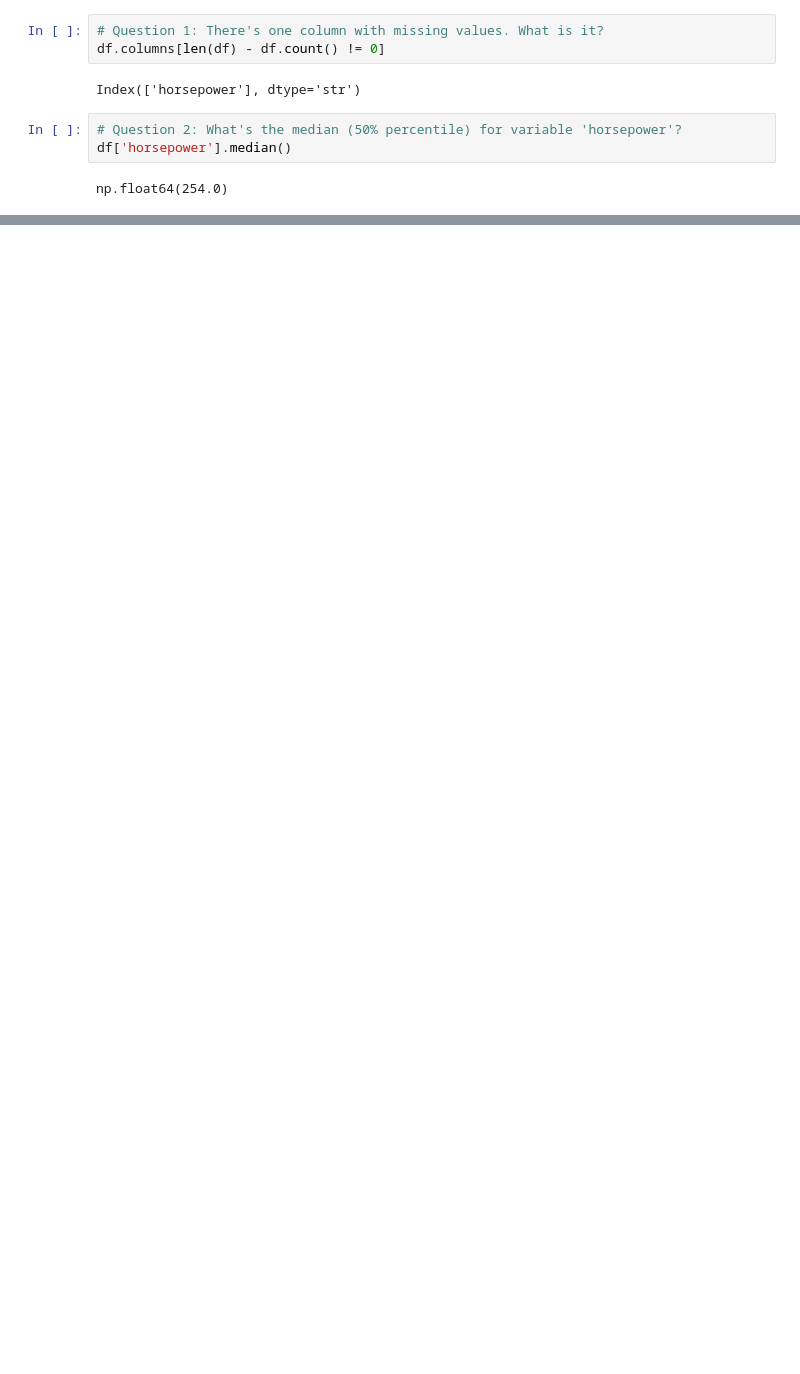
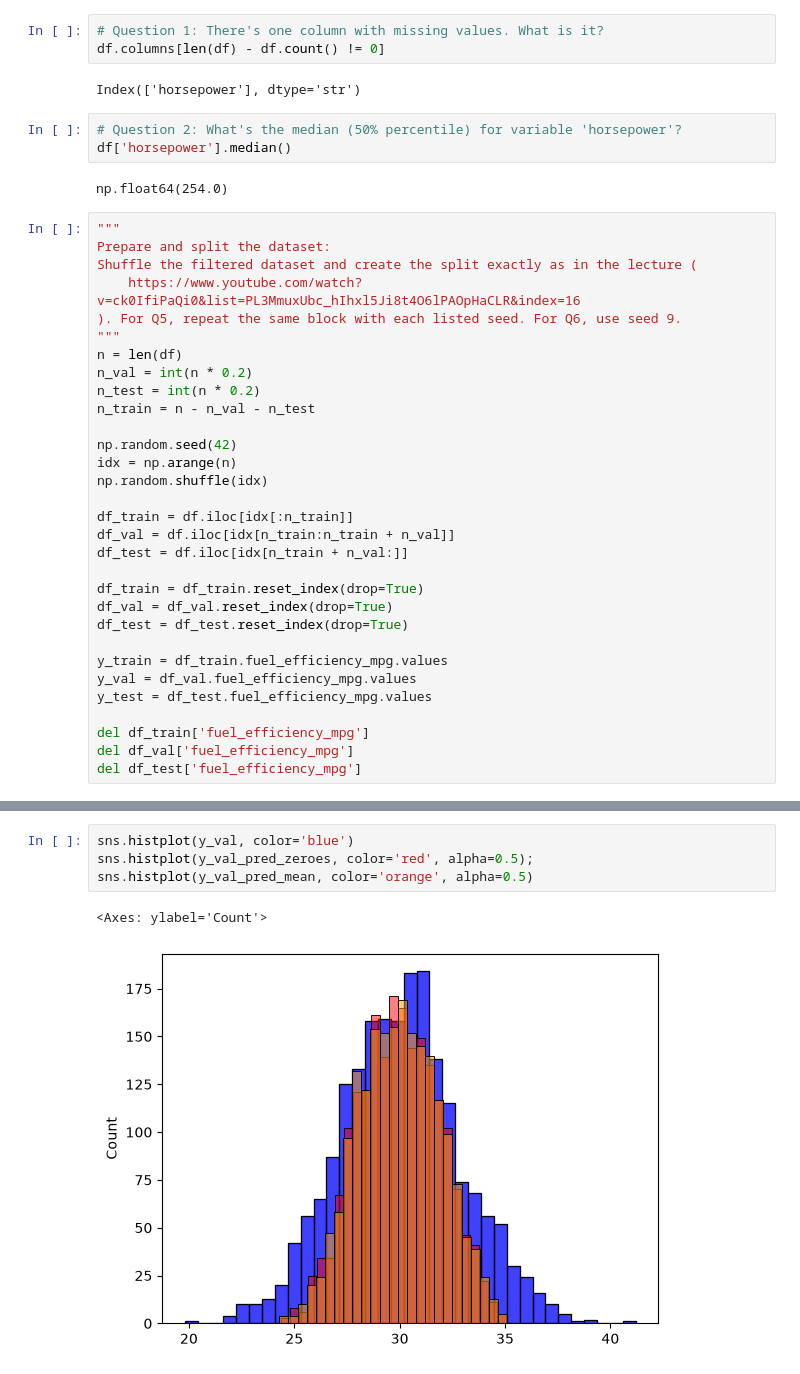
Before and after one commit to EldritchKitsch/ml-zoomcamp-homework, a Jupyter notebook: 02-regression/homework.ipynb, the cells around one changed output, grey strips where cells are left out. Cells and saved outputs as stored; diff of their text form; blank space fills up the shorter version.

```diff
--- a/02-regression/homework.ipynb
+++ b/02-regression/homework.ipynb
@@ -24,4 +31,35 @@ Index(['horsepower'], dtype='str')
 df['horsepower'].median()
 # %% [output]
 np.float64(254.0)
+# %%
+"""
+Prepare and split the dataset:
+Shuffle the filtered dataset and create the split exactly as in the lecture (
+    https://www.youtube.com/watch?v=ck0IfiPaQi0&list=PL3MmuxUbc_hIhxl5Ji8t4O6lPAOpHaCLR&index=16
+). For Q5, repeat the same block with each listed seed. For Q6, use seed 9.
+"""
+n = len(df)
+n_val = int(n * 0.2)
+n_test = int(n * 0.2)
+n_train = n - n_val - n_test
+
+np.random.seed(42)
+idx = np.arange(n)
+np.random.shuffle(idx)
+
+df_train = df.iloc[idx[:n_train]]
+df_val = df.iloc[idx[n_train:n_train + n_val]]
+df_test = df.iloc[idx[n_train + n_val:]]
+
+df_train = df_train.reset_index(drop=True)
+df_val = df_val.reset_index(drop=True)
+df_test = df_test.reset_index(drop=True)
+
+y_train = df_train.fuel_efficiency_mpg.values
+y_val = df_val.fuel_efficiency_mpg.values
+y_test = df_test.fuel_efficiency_mpg.values
+
+del df_train['fuel_efficiency_mpg']
+del df_val['fuel_efficiency_mpg']
+del df_test['fuel_efficiency_mpg']
 # %%
@@ -41,0 +124,7 @@ df_test = df.iloc[idx[n_train + n_val:]]
+# %%
+sns.histplot(y_val, color='blue')
+sns.histplot(y_val_pred_zeroes, color='red', alpha=0.5);
+sns.histplot(y_val_pred_mean, color='orange', alpha=0.5)
+# %% [output]
+<Axes: ylabel='Count'>
+[figure, added]
```
Also changed, not shown: parts of 6 cells of this notebook.
